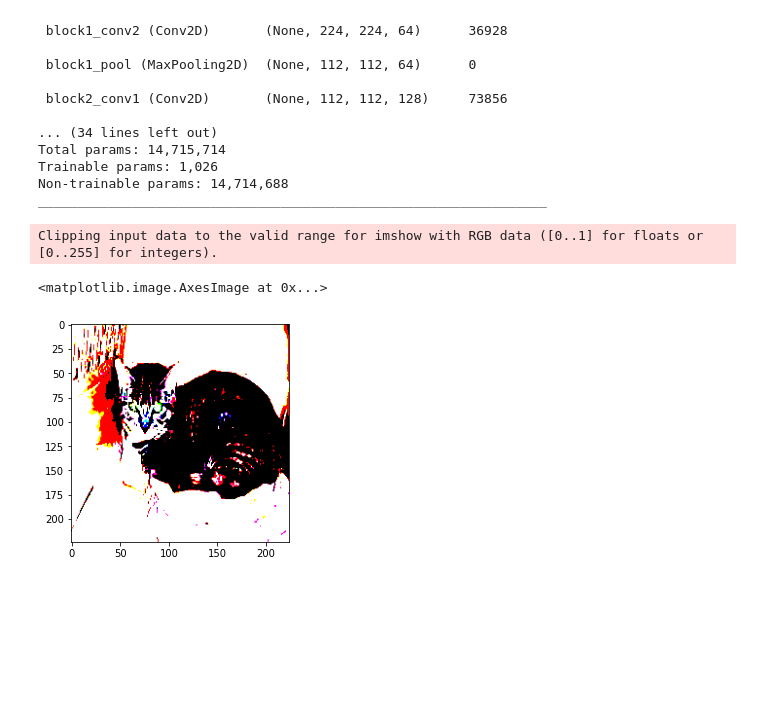
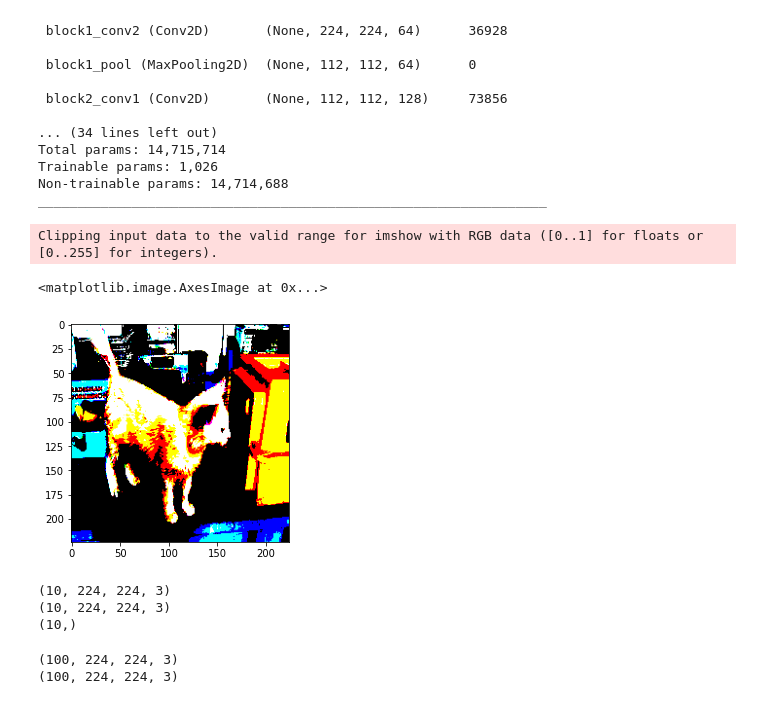
Before and after one commit to yihong1011/TibameML, a Jupyter notebook: 08_Transfer_Learning.ipynb, the cells around one changed output. Drawn from its saved outputs; the diff is of its cells as text; code cells hidden in the pictures; blank space fills up the shorter version.

```diff
--- a/08_Transfer_Learning.ipynb
+++ b/08_Transfer_Learning.ipynb
@@ -107,15 +107,15 @@ model.compile(loss=SparseCategoricalCrossentropy(),
 # %%
 import numpy as np
 # https://github.com/keras-team/keras-applications/blob/master/keras_applications/imagenet_utils.py
 fs = glob.glob("train/*")
-target = fs[555]
+target = fs[20]
 
 # 預處理(要照你偷來的模型做)
 from tensorflow.keras.applications.vgg16 import preprocess_input
 img = Image.open(target).resize((224, 224)).convert("RGB")
 img_np = preprocess_input(np.array(img))
 plt.imshow(img_np)
 # %% [output]
 Clipping input data to the valid range for imshow with RGB data ([0..1] for floats or [0..255] for integers).
 <matplotlib.image.AxesImage at 0x...>
-[figure, old version]
+[figure, new version]
@@ -121,0 +129,40 @@ Clipping input data to the valid range for imshow with RGB data ([0..1] for floa
+# %%
+from tensorflow.keras.applications.vgg16 import preprocess_input
+
+def get_data(x, y, batch=None):
+  # 如果不是None, 那代表是數字(20), 隨機20個idx
+  # 如果是None, 那就沒有隨機, 拿全部
+  if batch is not None:
+    idx = np.random.randint(0, len(x), size=batch)
+    x, y = x[idx], y[idx]
+  # img_pre: preprocess過後的圖片
+  # img_ori: 沒有preprocess的圖片
+  img_pre, img_ori = [], []
+  # 走過我的每一個path
+  for p in x:
+    # 讀取圖片並且預處理
+    img = Image.open(p).convert("RGB").resize((224, 224))
+    img = np.array(img)
+    img_pre.append(preprocess_input(img))
+    img_ori.append(img)
+  # 回傳(預處理過後圖片, 沒處理圖片, 答案)
+  return (np.array(img_pre), np.array(img_ori), y)
+# 使用範例
+x, x_ori, y = get_data(x_train, y_train, 10)
+print(x.shape)
+print(x_ori.shape)
+print(y.shape)
+# print(x)
+# %% [output]
+(10, 224, 224, 3)
+(10, 224, 224, 3)
+(10,)
+# %%
+# validate和test全部讀出來
+xv, xv_ori, yv = get_data(x_validate, y_validate)
+xt, xt_ori, yt = get_data(x_test, y_test)
+print(xv.shape)
+print(xt.shape)
+# %% [output]
+(100, 224, 224, 3)
+(100, 224, 224, 3)
```
Also changed, not shown: parts of 3 cells of this notebook.
